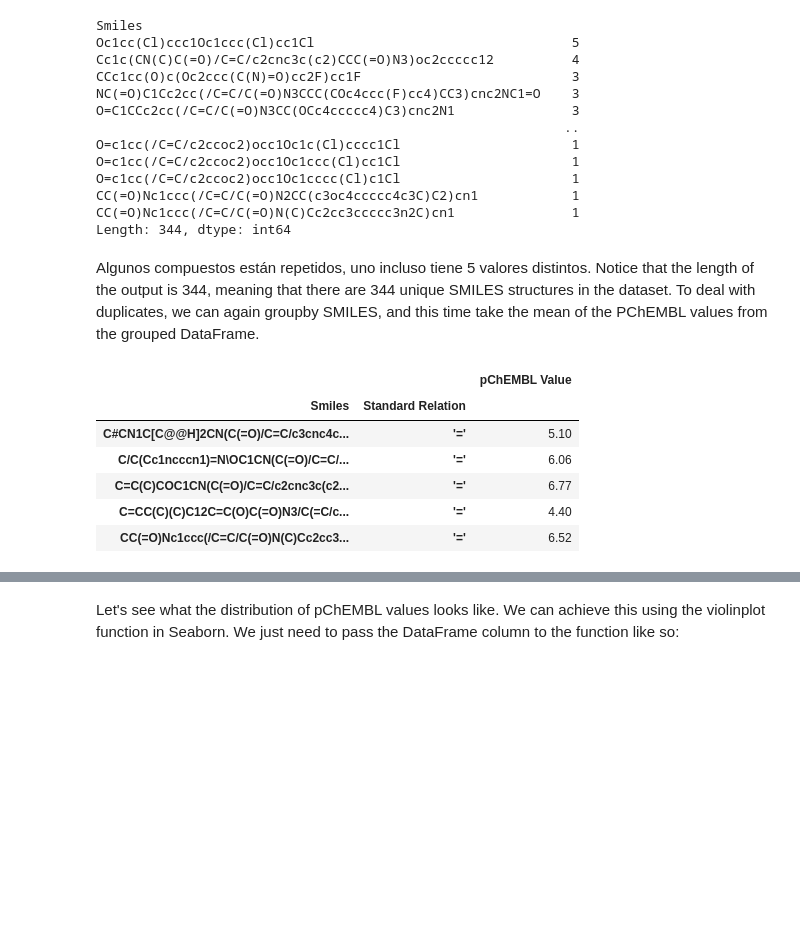
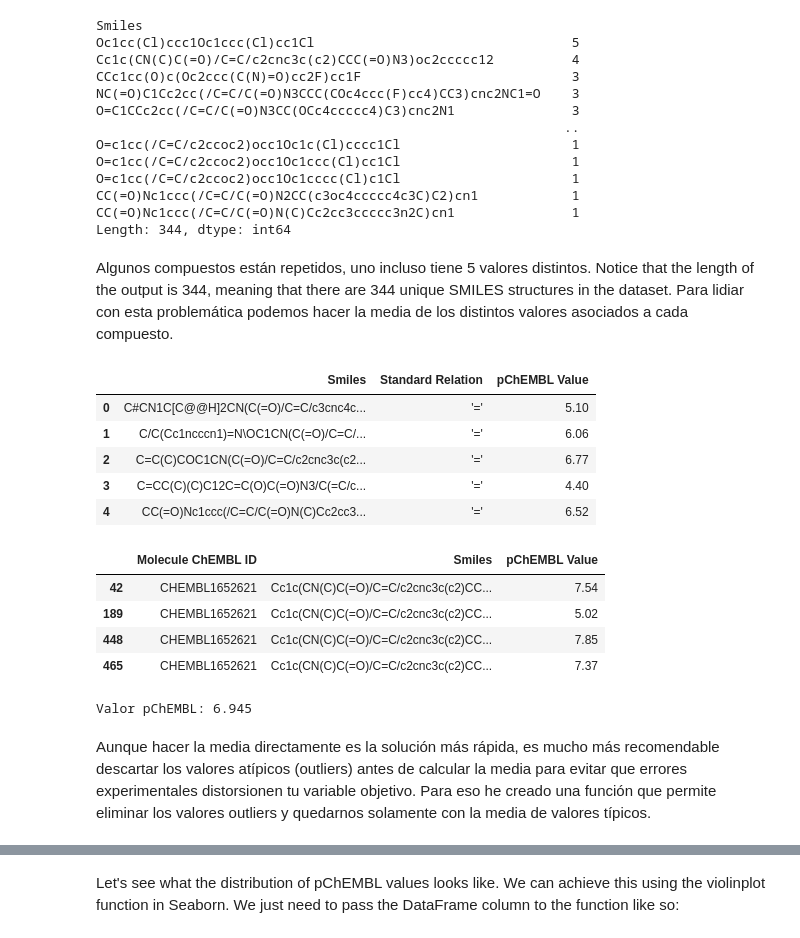
Before and after one commit to jpelaez511/TFM, a Jupyter notebook: notebook/01_Curacion_Datos.ipynb, the cells around one changed output, grey strips where cells are left out. Saved outputs shown, nothing was run; the diff lists cells and outputs as text; code cells hidden in the pictures; blank space fills up the shorter version.

Commit message:
Filtrado de outliers en el curado de duplicados para mayor precisión

```diff
--- a/notebook/01_Curacion_Datos.ipynb
+++ b/notebook/01_Curacion_Datos.ipynb
@@ -100,17 +100,34 @@ CC(=O)Nc1ccc(/C=C/C(=O)N2CC(c3oc4ccccc4c3C)C2)cn1            1
 CC(=O)Nc1ccc(/C=C/C(=O)N(C)Cc2cc3ccccc3n2C)cn1               1
 Length: 344, dtype: int64
 # %% [markdown]
-Algunos compuestos están repetidos, uno incluso tiene 5 valores distintos. Notice that the length of the output is 344, meaning that there are 344 unique SMILES structures in the dataset. To deal with duplicates, we can again groupby SMILES, and this time take the mean of the
-PChEMBL values from the grouped DataFrame.
+Algunos compuestos están repetidos, uno incluso tiene 5 valores distintos. Notice that the length of the output is 344, meaning that there are 344 unique SMILES structures in the dataset. Para lidiar con esta problemática podemos hacer la media de los distintos valores asociados a cada compuesto.
 # %%
 df_filtrado_cleaned = df_filtrado_dropna.groupby(['Smiles','Standard Relation'])['pChEMBL Value'].mean()
 df_filtrado_cleaned = pd.DataFrame(df_filtrado_cleaned)
+df_filtrado_cleaned = df_filtrado_cleaned.reset_index()
 df_filtrado_cleaned.head()
 # %% [output]
-|  |  | pChEMBL Value |
-| Smiles | Standard Relation |  |
-| C#CN1C[C@@H]2CN(C(=O)/C=C/c3cnc4c... | '=' | 5.10 |
-| C/C(Cc1ncccn1)=N\OC1CN(C(=O)/C=C/... | '=' | 6.06 |
-| C=C(C)COC1CN(C(=O)/C=C/c2cnc3c(c2... | '=' | 6.77 |
-| C=CC(C)(C)C12C=C(O)C(=O)N3/C(=C/c... | '=' | 4.40 |
-| CC(=O)Nc1ccc(/C=C/C(=O)N(C)Cc2cc3... | '=' | 6.52 |
+|  | Smiles | Standard Relation | pChEMBL Value |
+| 0 | C#CN1C[C@@H]2CN(C(=O)/C=C/c3cnc4c... | '=' | 5.10 |
+| 1 | C/C(Cc1ncccn1)=N\OC1CN(C(=O)/C=C/... | '=' | 6.06 |
+| 2 | C=C(C)COC1CN(C(=O)/C=C/c2cnc3c(c2... | '=' | 6.77 |
+| 3 | C=CC(C)(C)C12C=C(O)C(=O)N3/C(=C/c... | '=' | 4.40 |
+| 4 | CC(=O)Nc1ccc(/C=C/C(=O)N(C)Cc2cc3... | '=' | 6.52 |
+# %%
+smiles_a_buscar = "Cc1c(CN(C)C(=O)/C=C/c2cnc3c(c2)CCC(=O)N3)oc2ccccc12"
+resultado_pchembl = df_bruto[df_bruto['Smiles'] == smiles_a_buscar][['Molecule ChEMBL ID', 'Smiles', 'pChEMBL Value']]
+resultado_pchembl
+# %% [output]
+|  | Molecule ChEMBL ID | Smiles | pChEMBL Value |
+| 42 | CHEMBL1652621 | Cc1c(CN(C)C(=O)/C=C/c2cnc3c(c2)CC... | 7.54 |
+| 189 | CHEMBL1652621 | Cc1c(CN(C)C(=O)/C=C/c2cnc3c(c2)CC... | 5.02 |
+| 448 | CHEMBL1652621 | Cc1c(CN(C)C(=O)/C=C/c2cnc3c(c2)CC... | 7.85 |
+| 465 | CHEMBL1652621 | Cc1c(CN(C)C(=O)/C=C/c2cnc3c(c2)CC... | 7.37 |
+# %%
+resultado = df_filtrado_cleaned[df_filtrado_cleaned['Smiles'] == smiles_a_buscar]
+print(f"Valor pChEMBL: {resultado['pChEMBL Value'].values[0]}")
+# %% [output]
+Valor pChEMBL: 6.945
+# %% [markdown]
+Aunque hacer la media directamente es la solución más rápida, es mucho más recomendable descartar los valores atípicos (outliers) antes de calcular la media para evitar que errores experimentales distorsionen tu variable objetivo. Para eso he creado una función
+que permite eliminar los valores outliers y quedarnos solamente con la media de valores típicos.
```
Also changed, not shown: parts of 6 cells of this notebook.
